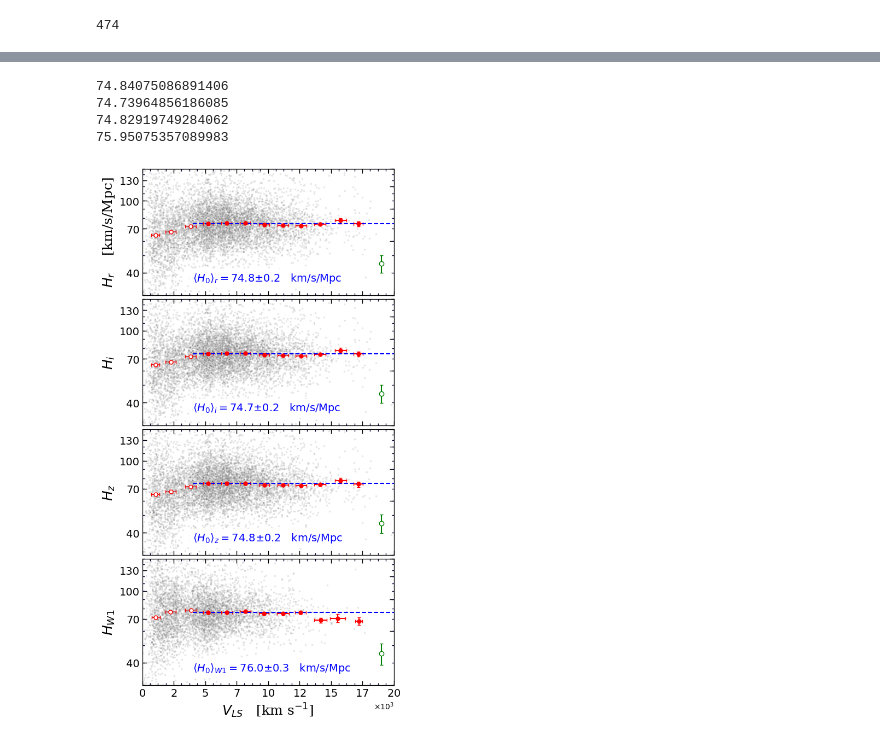
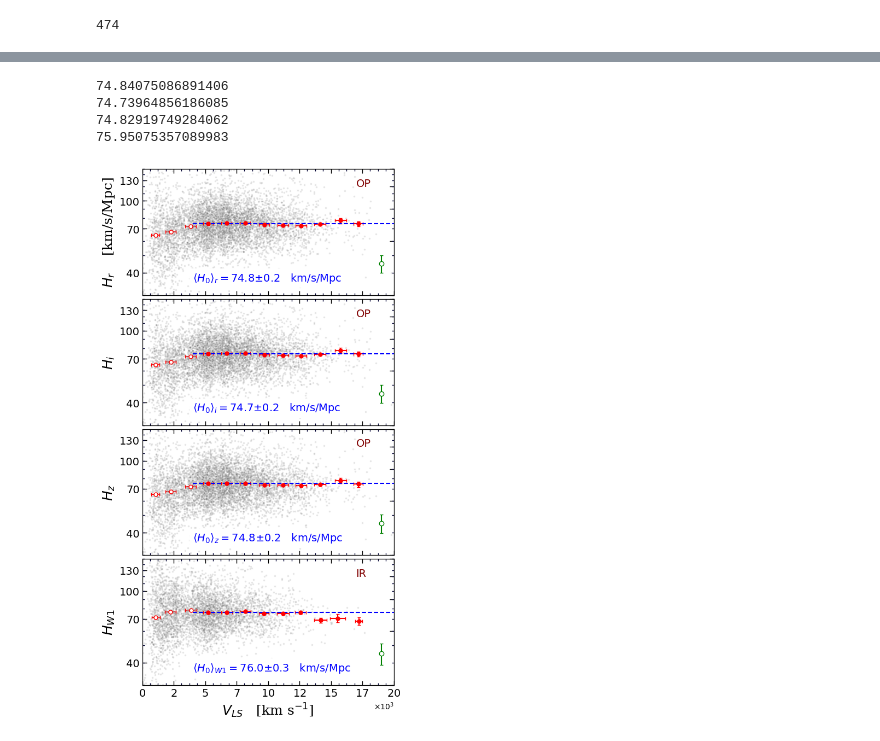
Before and after one commit to ekourkchi/TFcalibrators, a Jupyter notebook: Hubble_param-BandEvaluation-Paper.ipynb, the cells around one changed output, grey strips where cells are left out. Cells and saved outputs as stored; diff of their text form; code cells hidden in the pictures.

```diff
--- a/Hubble_param-BandEvaluation-Paper.ipynb
+++ b/Hubble_param-BandEvaluation-Paper.ipynb
@@ -309,37 +340,41 @@ Ye = dlogHr
 plotHubble(ax, X, Y, Ye, indx_op, band="r")
 plt.setp(ax.get_xticklabels(), visible=False)
 ax.set_ylabel(r'$H_{r}$'+'    [km/s/Mpc]', fontsize=18, fontdict=font)
+ax.text(17000, 120, "OP", fontsize=14, color='maroon')
 ####################################################
 ax = plt.subplot(gs[p]) ; p+=1
 Y  = logHi
 Ye = dlogHi
 plotHubble(ax, X, Y, Ye, indx_op, band="i")
 plt.setp(ax.get_xticklabels(), visible=False)
 ax.set_ylabel(r'$H_{i}$', fontsize=18, fontdict=font)
+ax.text(17000, 120, "OP", fontsize=14, color='maroon')
 ####################################################
 ax = plt.subplot(gs[p]) ; p+=1
 Y  = logHz
 Ye = dlogHz
 plotHubble(ax, X, Y, Ye, indx_op, band="z")
 plt.setp(ax.get_xticklabels(), visible=False)
 ax.set_ylabel(r'$H_{z}$', fontsize=18, fontdict=font)
+ax.text(17000, 120, "OP", fontsize=14, color='maroon')
 ####################################################
 ax = plt.subplot(gs[p]) ; p+=1
 Y  = logHw1
 Ye = dlogHw1
 plotHubble(ax, X, Y, Ye, indx_ir, band="W1")
 # plt.setp(ax.get_xticklabels(), visible=False)
 ax.set_ylabel(r'$H_{W1}$', fontsize=18, fontdict=font)
+ax.text(17000, 120, "IR", fontsize=14, color='maroon')
 
 ax.set_xlabel(r'$V_{LS} $'+'   [km s'+r'$^{-1}$'+']', fontsize=18, fontdict=font)
 
 plt.subplots_adjust(hspace=0.03, wspace=0.2)
 # %% [output]
 74.84075086891406
 74.73964856186085
 74.82919749284062
 75.95075357089983
-[figure, old version]
+[figure, new version]
 # %%
 def plotDM(ax, X, DM, dDM, indx):
 
```
Also changed, not shown: parts of 4 cells of this notebook, 1 other file.
